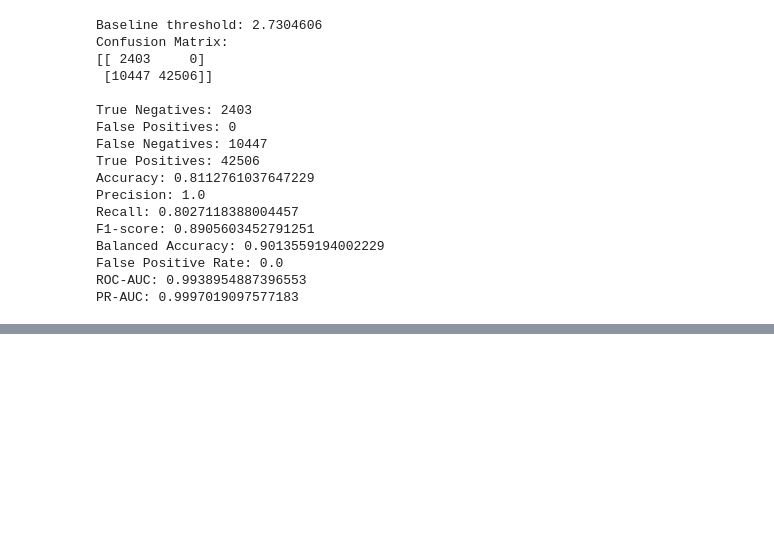
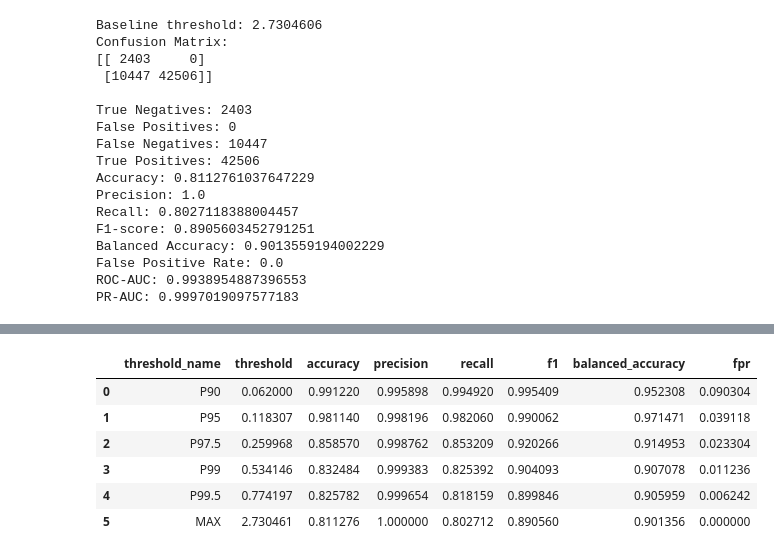
Before and after one commit to pinguinoadelia/RT-IoT2022-Anomaly-Detection, a Jupyter notebook: notebooks/05_autoencoder.ipynb, the cells around one changed output, grey strips where cells are left out. Cells and saved outputs as stored; diff of their text form; code cells hidden in the pictures; blank space fills up the shorter version.

```diff
--- a/notebooks/05_autoencoder.ipynb
+++ b/notebooks/05_autoencoder.ipynb
@@ -575,3 +546,15 @@ Balanced Accuracy: 0.9013559194002229
 False Positive Rate: 0.0
 ROC-AUC: 0.9938954887396553
 PR-AUC: 0.9997019097577183
+# %%
+thresholds = {
+    "P90": np.percentile(train_errors, 90),
+    "P95": np.percentile(train_errors, 95),
+    "P97.5": np.percentile(train_errors, 97.5),
+    "P99": np.percentile(train_errors, 99),
+    "P99.5": np.percentile(train_errors, 99.5),
+    "MAX": np.max(train_errors)
+}
+
+for name, value in thresholds.items():
+    print(name, ":", value)
@@ -577,0 +568,67 @@ PR-AUC: 0.9997019097577183
+# %%
+threshold_results = []
+
+for threshold_name, threshold in thresholds.items():
+    predictions =(
+        val_errors > threshold
+    ).astype(int)
+
+    cm = confusion_matrix(
+      y_val,
+      predictions
+    )
+
+    tn, fp, fn, tp = cm.ravel()
+
+    accuracy = accuracy_score(
+      y_val,
+      predictions
+    )
+
+    precision = precision_score(
+      y_val,
+      predictions,
+      zero_division = 0
+    )
+
+    recall = recall_score(
+      y_val,
+      predictions
+    )
+
+    f1 = f1_score(
+      y_val,
+      predictions
+    )
+
+    balanced_accuracy = balanced_accuracy_score(
+      y_val,
+      predictions
+    )
+
+    fpr = fp / (fp + tn)
+
+    threshold_results.append({
+      "threshold_name": threshold_name,
+      "threshold": threshold,
+      "accuracy": accuracy,
+      "precision": precision,
+      "recall": recall,
+      "f1": f1,
+      "balanced_accuracy": balanced_accuracy,
+      "fpr": fpr
+    })
+
+threshold_df = pd.DataFrame(
+  threshold_results
+)
+
+threshold_df
+# %% [output]
+|  | threshold_name | threshold | accuracy | precision | recall | f1 | balanced_accuracy | fpr |
+| 0 | P90 | 0.062000 | 0.991220 | 0.995898 | 0.994920 | 0.995409 | 0.952308 | 0.090304 |
+| 1 | P95 | 0.118307 | 0.981140 | 0.998196 | 0.982060 | 0.990062 | 0.971471 | 0.039118 |
+| 2 | P97.5 | 0.259968 | 0.858570 | 0.998762 | 0.853209 | 0.920266 | 0.914953 | 0.023304 |
+| 3 | P99 | 0.534146 | 0.832484 | 0.999383 | 0.825392 | 0.904093 | 0.907078 | 0.011236 |
+| 4 | P99.5 | 0.774197 | 0.825782 | 0.999654 | 0.818159 | 0.899846 | 0.905959 | 0.006242 |
+| 5 | MAX | 2.730461 | 0.811276 | 1.000000 | 0.802712 | 0.890560 | 0.901356 | 0.000000 |
```
Also changed, not shown: parts of 21 cells of this notebook.
